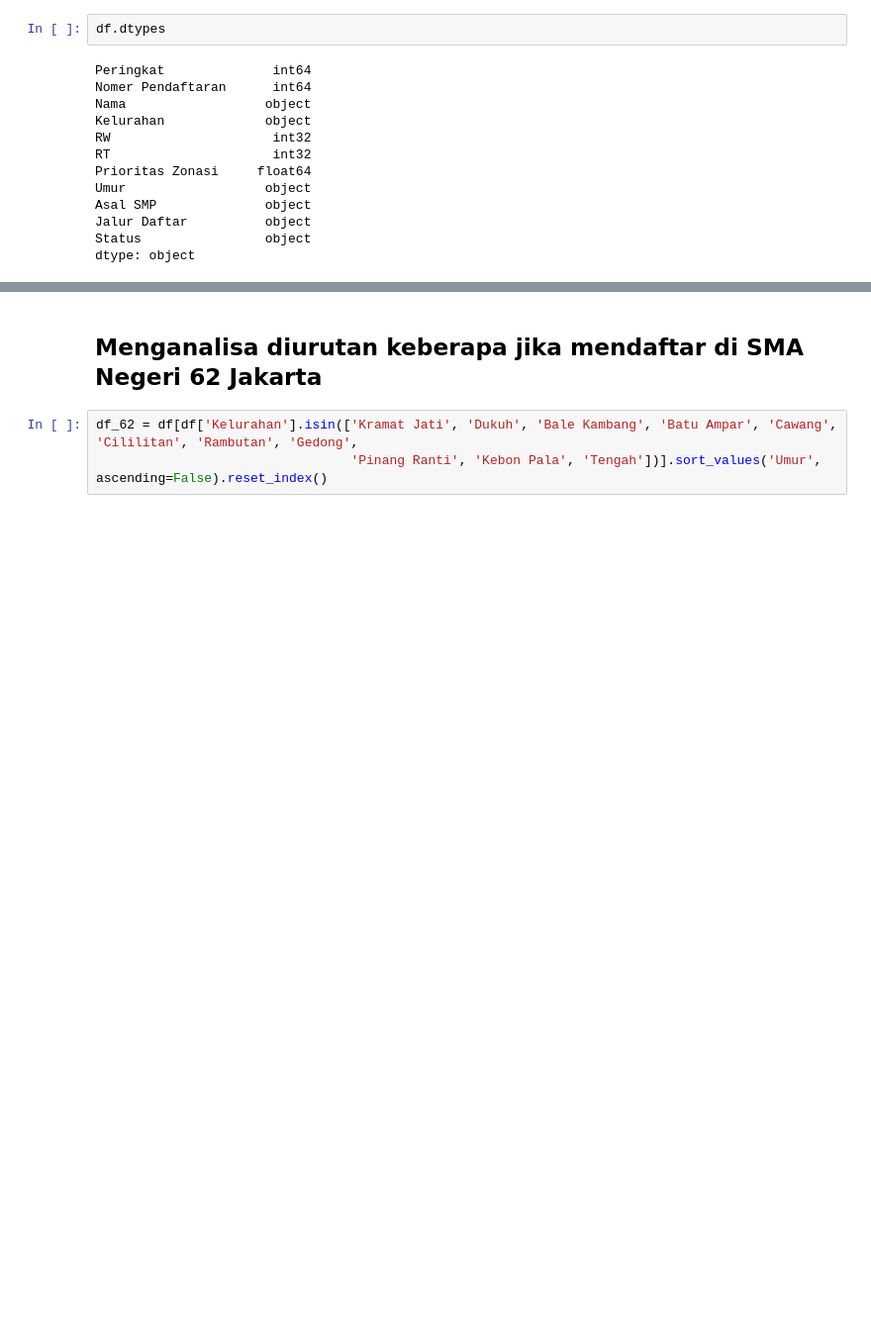
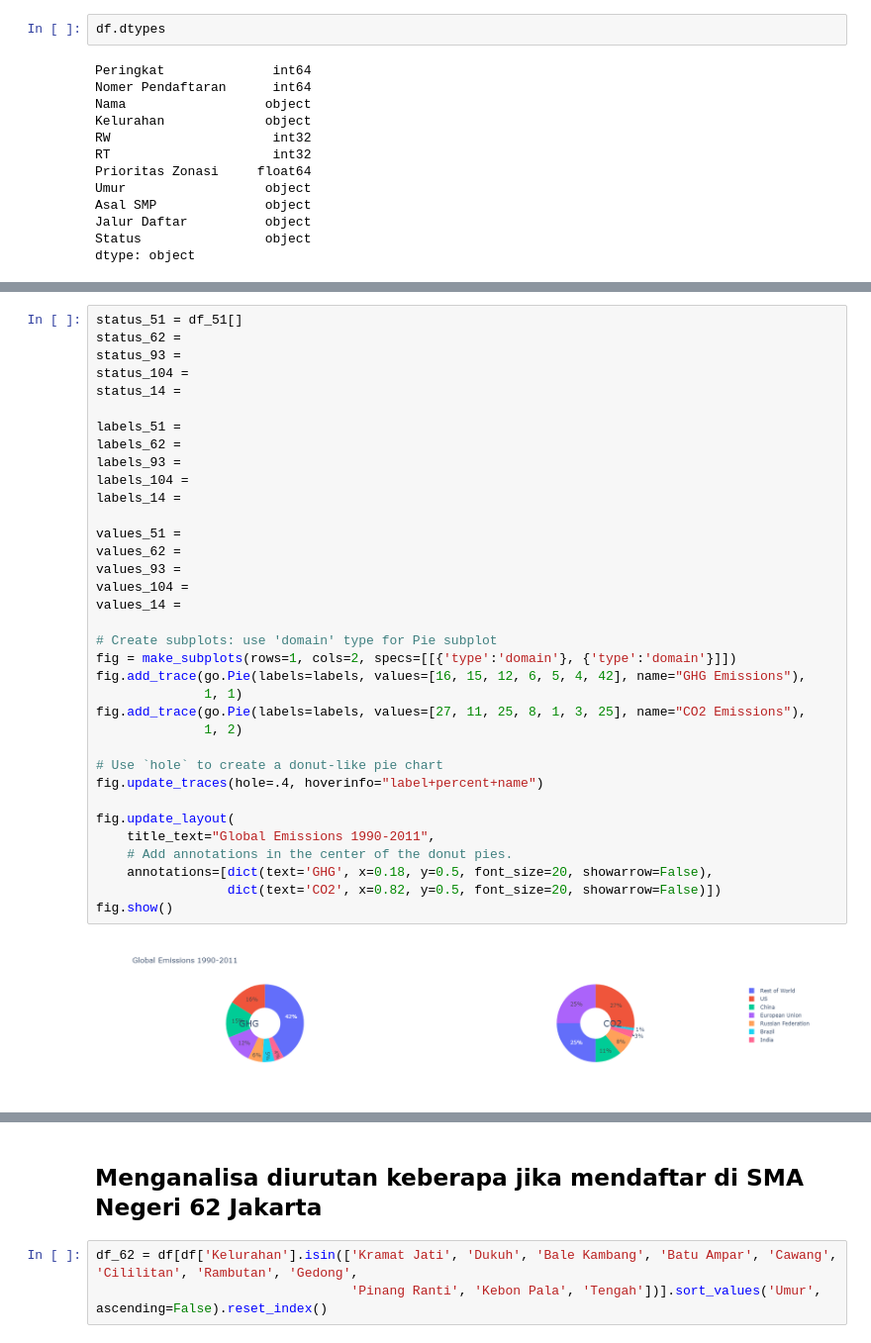
Before and after one commit to linggapratama28/Portfolio, a Jupyter notebook: ppdb-analysis/Analisa PPDB.ipynb, the cells around one changed output, grey strips where cells are left out. Shown at 99% size. Drawn from its saved outputs; the diff is of its cells as text; blank space fills up the shorter version.

```diff
--- a/ppdb-analysis/Analisa PPDB.ipynb
+++ b/ppdb-analysis/Analisa PPDB.ipynb
@@ -319,0 +572,37 @@ df_51.loc[df_51['Nama'].str.contains('Tyas Adira Rahayu Ningsih', case=False)] #
+# %%
+status_51 = df_51[]
+status_62 =
+status_93 =
+status_104 =
+status_14 =
+
+labels_51 =
+labels_62 =
+labels_93 =
+labels_104 =
+labels_14 =
+
+values_51 =
+values_62 =
+values_93 =
+values_104 =
+values_14 =
+
+# Create subplots: use 'domain' type for Pie subplot
+fig = make_subplots(rows=1, cols=2, specs=[[{'type':'domain'}, {'type':'domain'}]])
+fig.add_trace(go.Pie(labels=labels, values=[16, 15, 12, 6, 5, 4, 42], name="GHG Emissions"),
+              1, 1)
+fig.add_trace(go.Pie(labels=labels, values=[27, 11, 25, 8, 1, 3, 25], name="CO2 Emissions"),
+              1, 2)
+
+# Use `hole` to create a donut-like pie chart
+fig.update_traces(hole=.4, hoverinfo="label+percent+name")
+
+fig.update_layout(
+    title_text="Global Emissions 1990-2011",
+    # Add annotations in the center of the donut pies.
+    annotations=[dict(text='GHG', x=0.18, y=0.5, font_size=20, showarrow=False),
+                 dict(text='CO2', x=0.82, y=0.5, font_size=20, showarrow=False)])
+fig.show()
+# %% [output]
+[figure, added]
```
Also changed, not shown: parts of 46 cells of this notebook.
